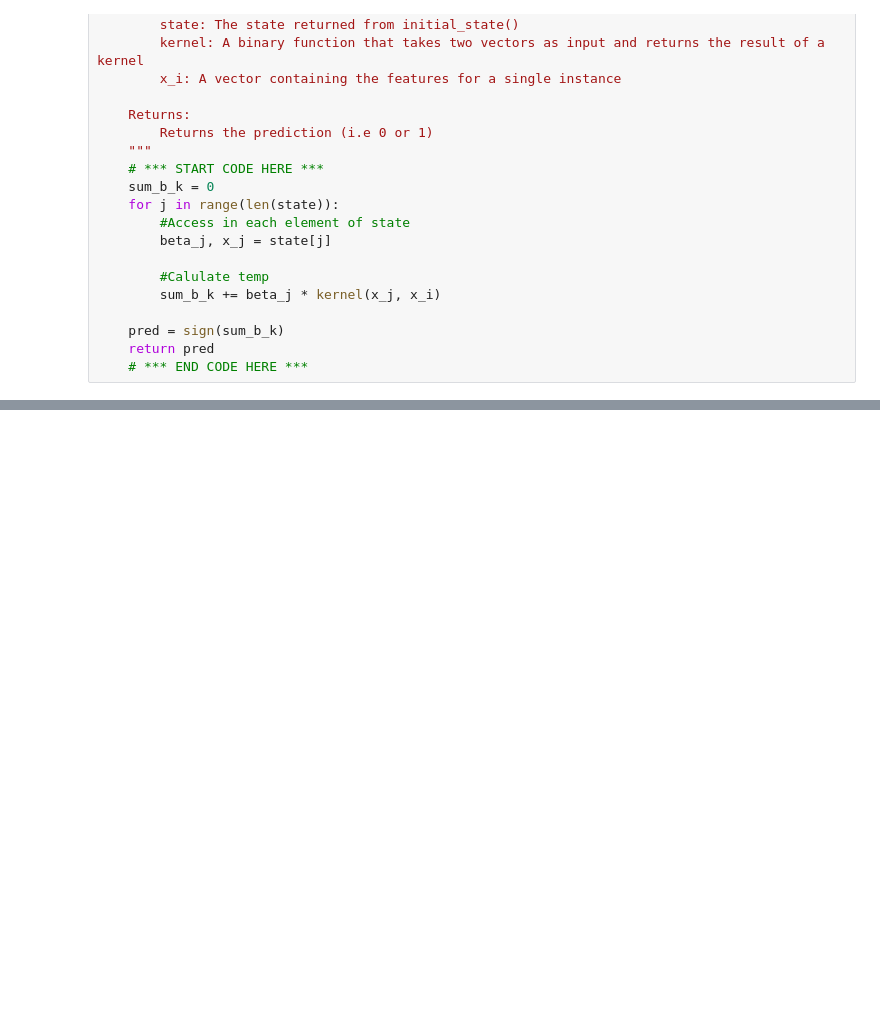
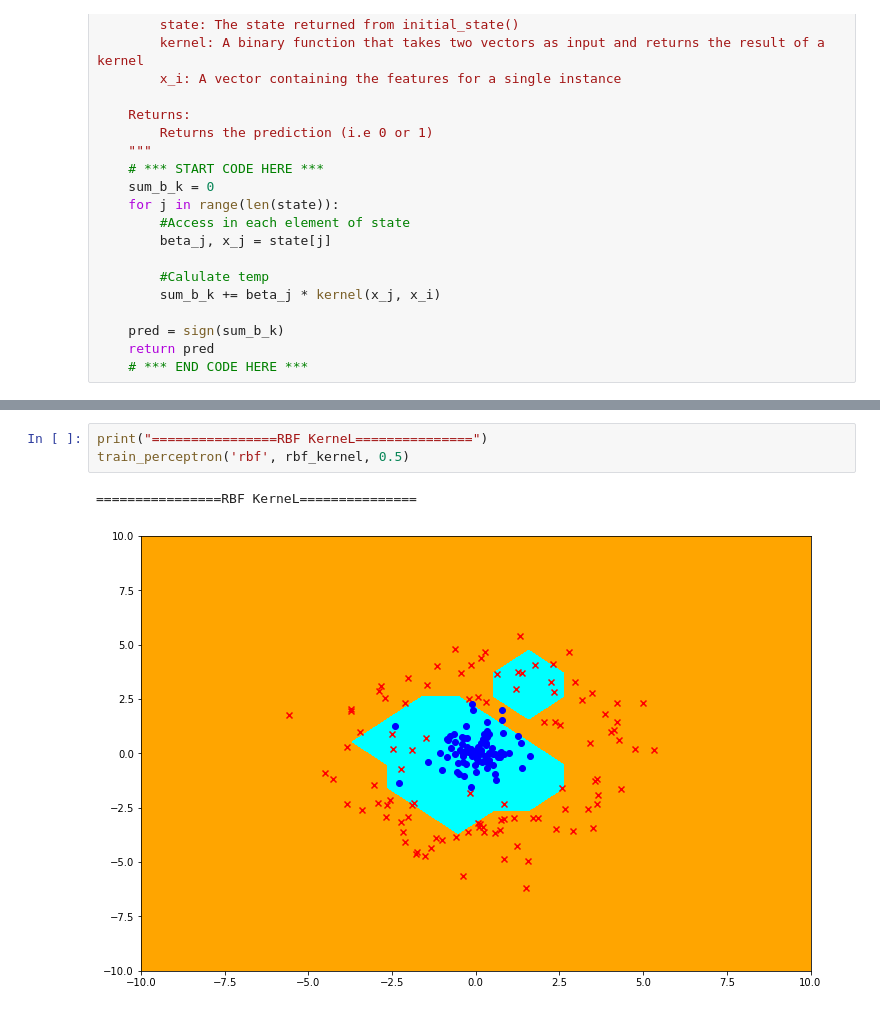
Before and after one commit to anhnt02hp/CS229-Fall2018-FullCourse, a Jupyter notebook: Full_Problem_Set_Solution/PS2/exercise_5.ipynb, the cells around one changed output, grey strips where cells are left out. Cells and saved outputs as stored; diff of their text form; blank space fills up the shorter version.

```diff
--- a/Full_Problem_Set_Solution/PS2/exercise_5.ipynb
+++ b/Full_Problem_Set_Solution/PS2/exercise_5.ipynb
@@ -88,0 +153,6 @@ def predict(state, kernel, x_i):
+# %%
+print("================RBF KerneL===============")
+train_perceptron('rbf', rbf_kernel, 0.5)
+# %% [output]
+================RBF KerneL===============
+[figure, added]
```
Also changed, not shown: parts of 11 cells of this notebook, 5 other files.
